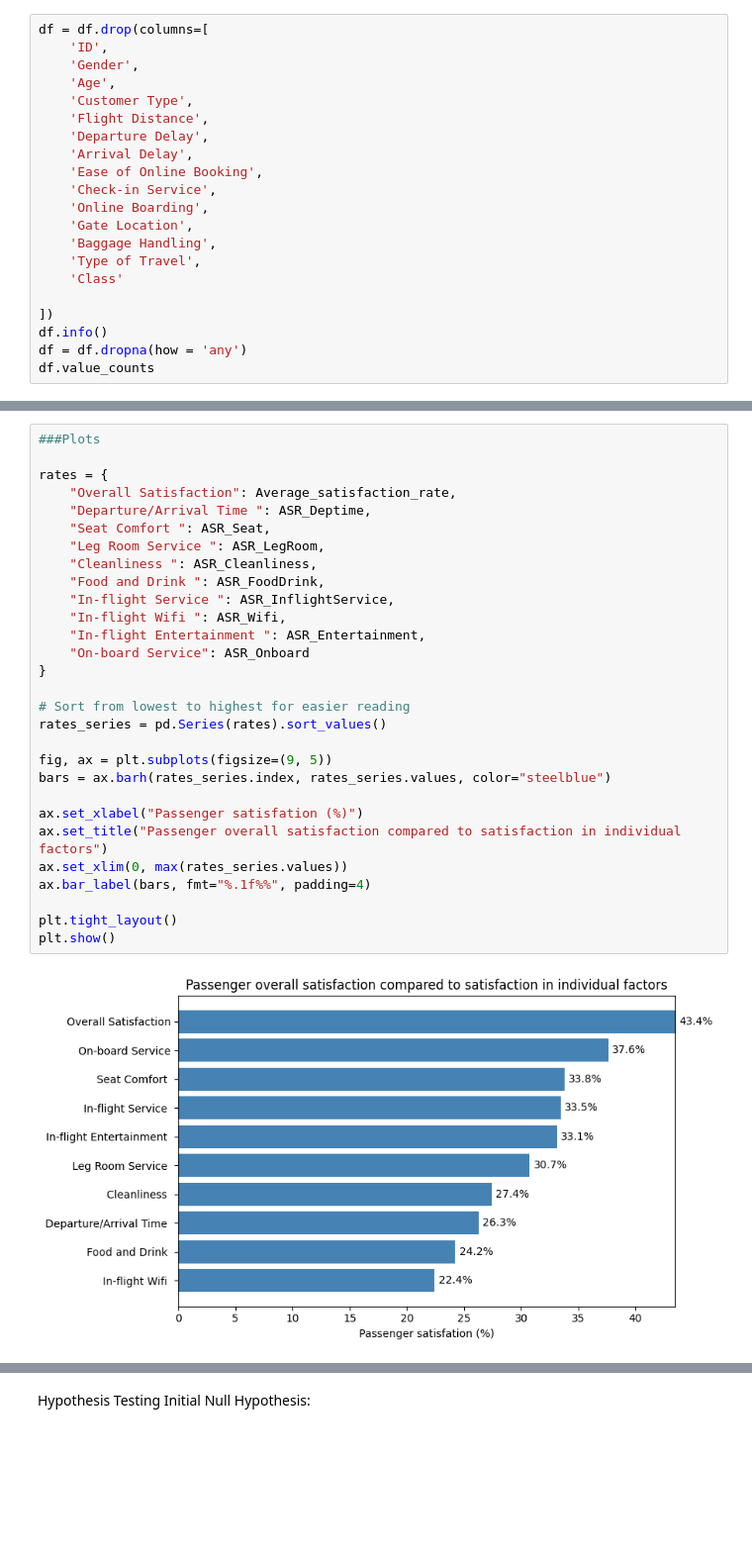
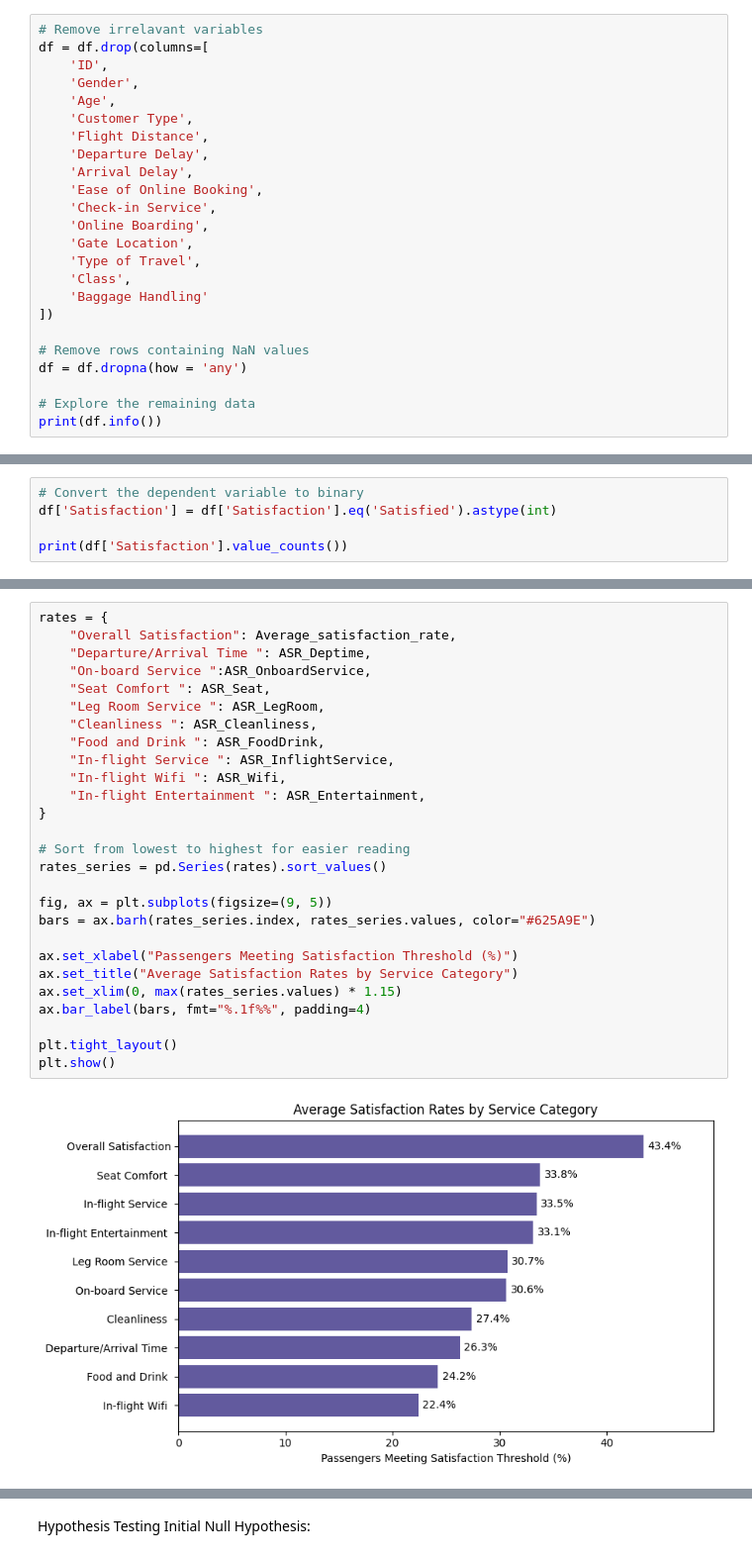
Before and after one commit to RafaellaTk/Statitical-Modeling-Project, a Jupyter notebook: airline_quality.ipynb, the cells around one changed output, grey strips where cells are left out. Shown at 99% size. Saved outputs shown, nothing was run; the diff lists cells and outputs as text; blank space fills up the shorter version.

```diff
--- a/airline_quality.ipynb
+++ b/airline_quality.ipynb
@@ -20,4 +51,5 @@ df = pd.read_csv("Airline Quality Ratings.csv")
 # %%
+# Remove irrelavant variables
 df = df.drop(columns=[
     'ID',
     'Gender',
@@ -30,14 +62,16 @@ df = df.drop(columns=[
     'Check-in Service',
     'Online Boarding',
     'Gate Location',
-    'Baggage Handling',
     'Type of Travel',
-    'Class'
+    'Class',
+    'Baggage Handling'
+])
 
-])
-df.info()
+# Remove rows containing NaN values
 df = df.dropna(how = 'any')
-df.value_counts
+
+# Explore the remaining data
+print(df.info())
 # %% [output]
 <class 'pandas.DataFrame'>
 RangeIndex: 129880 entries, 0 to 129879
@@ -75,0 +128,5 @@ memory usage: 9.9 MB
+# %%
+# Convert the dependent variable to binary
+df['Satisfaction'] = df['Satisfaction'].eq('Satisfied').astype(int)
+
+print(df['Satisfaction'].value_counts())
@@ -153,31 +243,29 @@ Data columns (total 10 columns):
 # %%
-###Plots
-
 rates = {
     "Overall Satisfaction": Average_satisfaction_rate,
     "Departure/Arrival Time ": ASR_Deptime,
+    "On-board Service ":ASR_OnboardService,
     "Seat Comfort ": ASR_Seat,
     "Leg Room Service ": ASR_LegRoom,
     "Cleanliness ": ASR_Cleanliness,
     "Food and Drink ": ASR_FoodDrink,
     "In-flight Service ": ASR_InflightService,
     "In-flight Wifi ": ASR_Wifi,
     "In-flight Entertainment ": ASR_Entertainment,
-    "On-board Service": ASR_Onboard
 }
 
 # Sort from lowest to highest for easier reading
 rates_series = pd.Series(rates).sort_values()
 
 fig, ax = plt.subplots(figsize=(9, 5))
-bars = ax.barh(rates_series.index, rates_series.values, color="steelblue")
+bars = ax.barh(rates_series.index, rates_series.values, color="#625A9E")
 
-ax.set_xlabel("Passenger satisfation (%)")
-ax.set_title("Passenger overall satisfaction compared to satisfaction in individual factors")
-ax.set_xlim(0, max(rates_series.values))
+ax.set_xlabel("Passengers Meeting Satisfaction Threshold (%)")
+ax.set_title("Average Satisfaction Rates by Service Category")
+ax.set_xlim(0, max(rates_series.values) * 1.15)
 ax.bar_label(bars, fmt="%.1f%%", padding=4)
 
 plt.tight_layout()
 plt.show()
 # %% [output]
-[figure, old version]
+[figure, new version]
```
Also changed, not shown: parts of 26 cells of this notebook.
